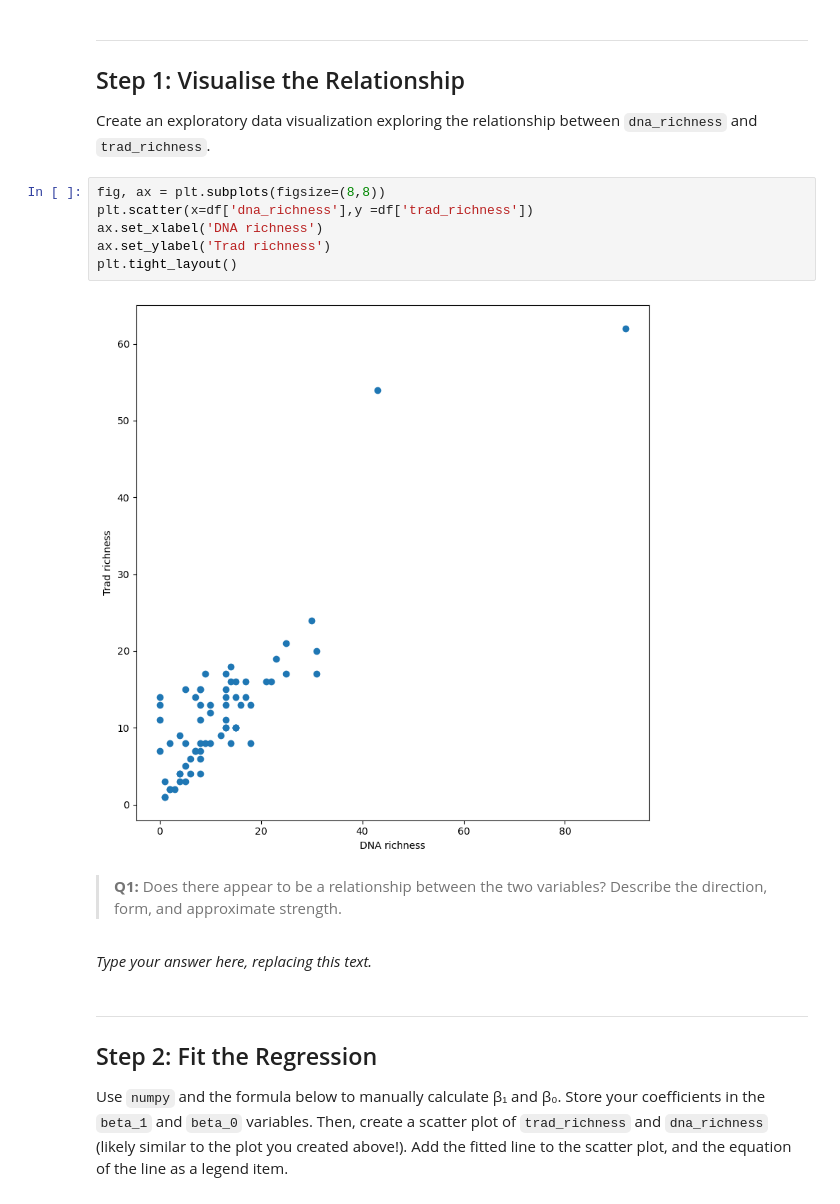
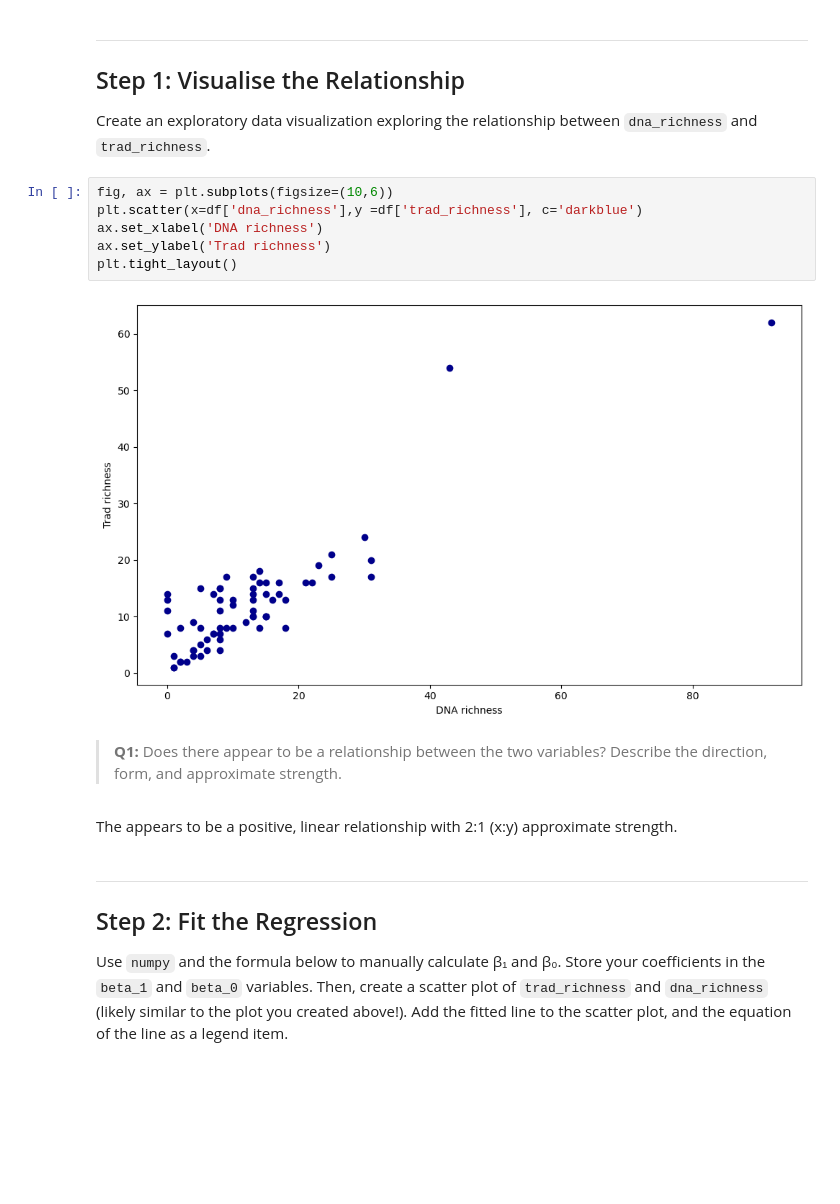
Before and after one commit to zachyyy700/eds232-hw1, a Jupyter notebook: task2/hw1-task2.ipynb, the cells around one changed output. Saved outputs shown, nothing was run; the diff lists cells and outputs as text; blank space fills up the shorter version.

```diff
--- a/task2/hw1-task2.ipynb
+++ b/task2/hw1-task2.ipynb
@@ -62,17 +62,17 @@ df.head()
 
 Create an exploratory data visualization exploring the relationship between `dna_richness` and `trad_richness`.
 # %%
-fig, ax = plt.subplots(figsize=(8,8))
-plt.scatter(x=df['dna_richness'],y =df['trad_richness'])
+fig, ax = plt.subplots(figsize=(10,6))
+plt.scatter(x=df['dna_richness'],y =df['trad_richness'], c='darkblue')
 ax.set_xlabel('DNA richness')
 ax.set_ylabel('Trad richness')
 plt.tight_layout()
 # %% [output]
-[figure, old version]
+[figure, new version]
 # %% [markdown]
 > **Q1:** Does there appear to be a relationship between the two variables? Describe the direction, form, and approximate strength.
 # %% [markdown]
-_Type your answer here, replacing this text._
+The appears to be a positive, linear relationship with 2:1 (x:y) approximate strength.
 # %% [markdown]
 <!-- END QUESTION -->
 
```
Also changed, not shown: parts of 19 cells of this notebook.
